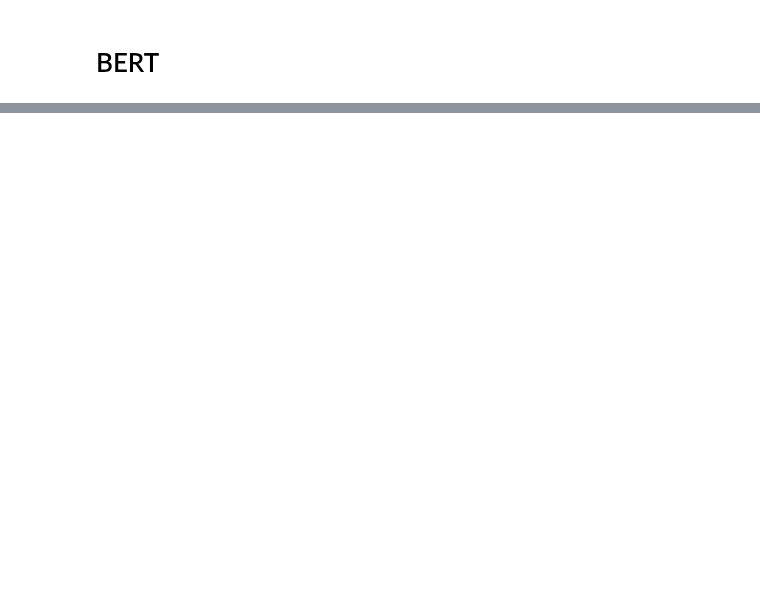
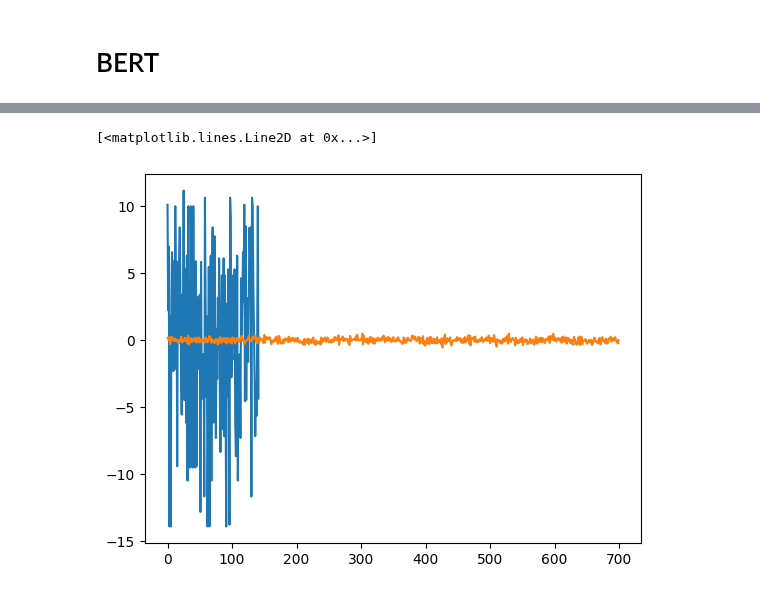
Before and after one commit to henry-dev-atkins/QNLP_MasterWork, a Jupyter notebook: ReadingWordData.ipynb, the cells around one changed output, grey strips where cells are left out. Drawn from its saved outputs; the diff is of its cells as text; code cells hidden in the pictures; blank space fills up the shorter version.

```diff
--- a/ReadingWordData.ipynb
+++ b/ReadingWordData.ipynb
@@ -550,0 +490,15 @@ np.dot(bertWwords.getWordVector(word1), bertWwords.getWordVector(wor2))
+# %%
+rotated_words = dict()
+
+for word in words:
+	rotated_word_vector = []
+	for comaprison_word in words:
+		try:
+			if word == comaprison_word:
+				continue
+			else:
+				rotated_word_vector.append(np.dot(GetWord2Vec_Vector(W2V, word), GetWord2Vec_Vector(W2V, comaprison_word)))
+		except:
+			rotated_word_vector.append(0)
+			continue
+	rotated_words.update({str(word): np.array(rotated_word_vector)-np.array(rotated_word_vector).mean()})
@@ -550,0 +515,6 @@ np.dot(bertWwords.getWordVector(word1), bertWwords.getWordVector(wor2))
+# %%
+plt.plot(rotated_words[word])
+plt.plot(GetWord2Vec_Vector(W2V, word))
+# %% [output]
+[<matplotlib.lines.Line2D at 0x...>]
+[figure, added]
```
Also changed, not shown: parts of 23 cells of this notebook.
